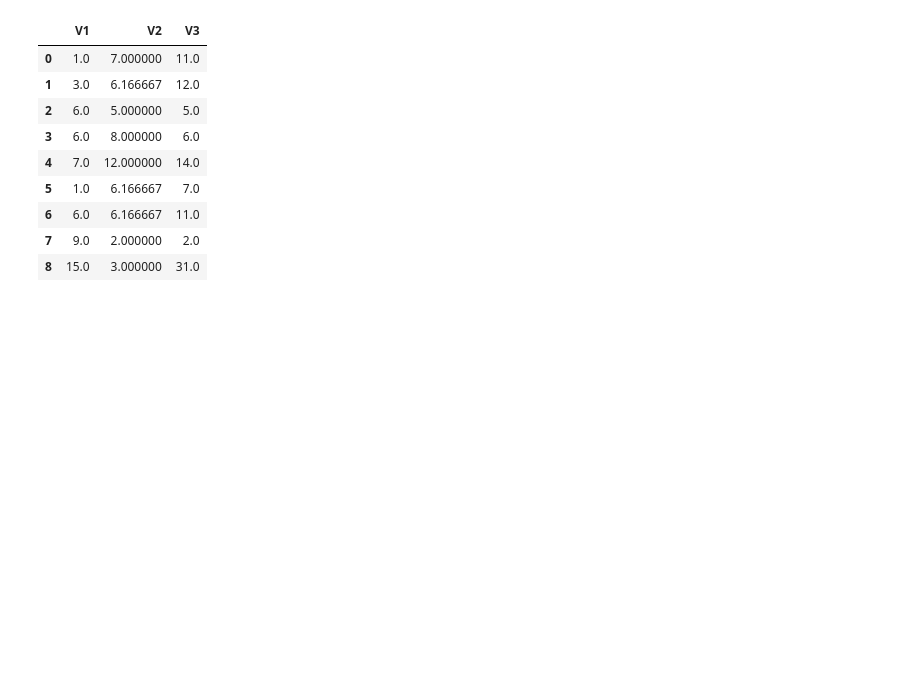
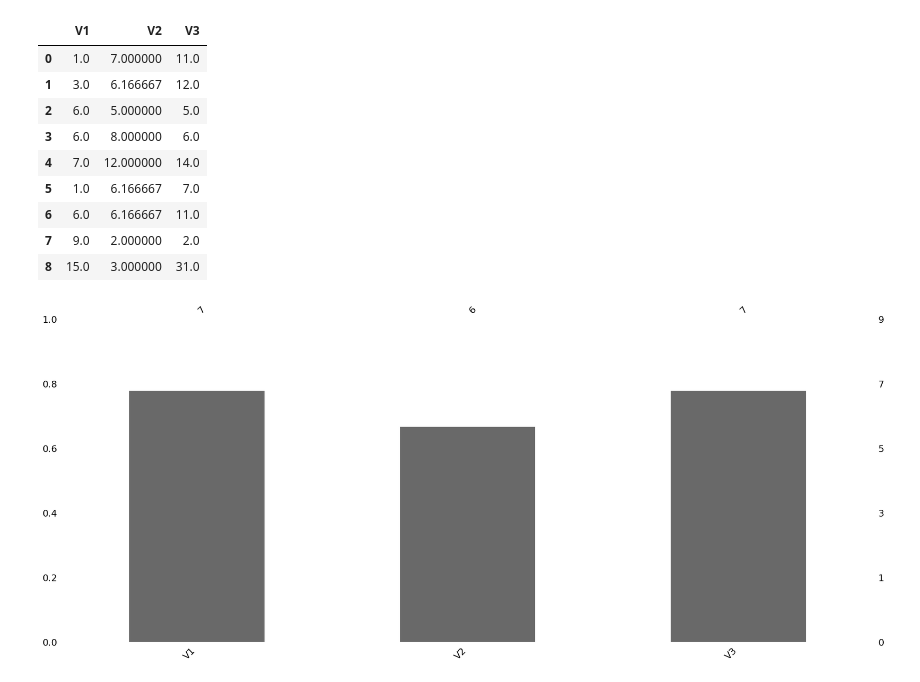
Before and after one commit to fyildirgan/data-preprocessing, a Jupyter notebook: preprocessing.ipynb, the cells around one changed output. Saved outputs shown, nothing was run; the diff lists cells and outputs as text; code cells hidden in the pictures; blank space fills up the shorter version.

```diff
--- a/preprocessing.ipynb
+++ b/preprocessing.ipynb
@@ -325,0 +337,6 @@ df.apply(lambda x: x.fillna(x.mean()), axis=0 )
+# %%
+# Eksik Veri Yapisinin Gorsellestirilmesi
+import missingno as msno
+msno.bar(df);
+# %% [output]
+[figure, added]
```
Also changed, not shown: parts of 17 cells of this notebook.
